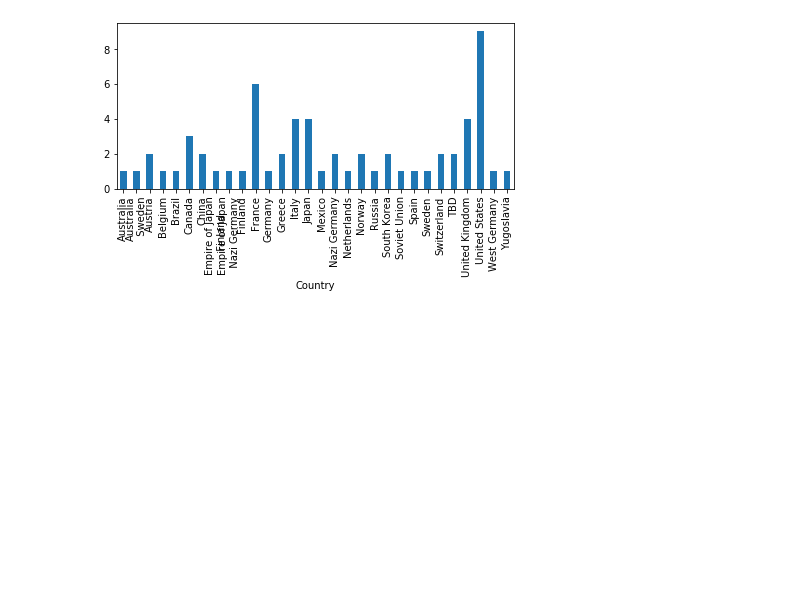
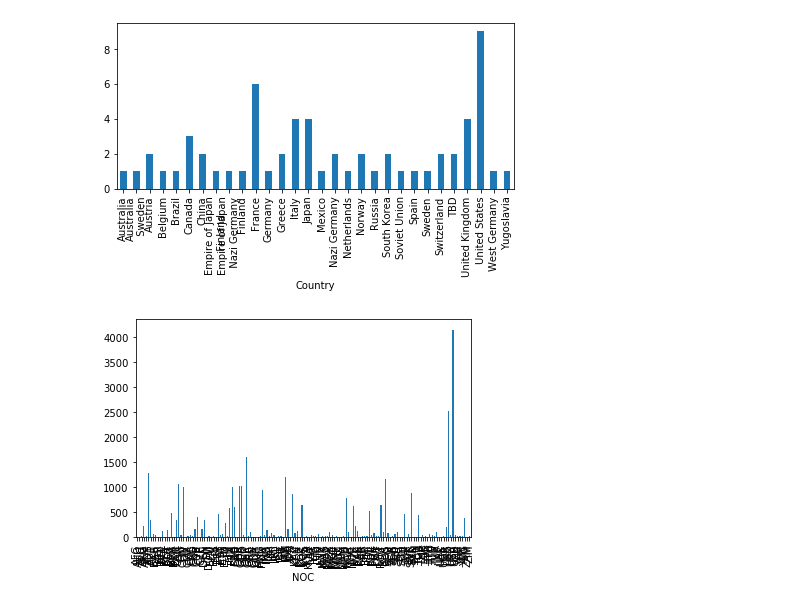
Before and after one commit to tysorensen/project1-group1, a Jupyter notebook: olympic_data_tdh.ipynb, the cells around one changed output. Cells and saved outputs as stored; diff of their text form; code cells hidden in the pictures; blank space fills up the shorter version.

Commit message:
Investigating host country advantage.

```diff
--- a/olympic_data_tdh.ipynb
+++ b/olympic_data_tdh.ipynb
@@ -143,3 +145,13 @@ plt.tight_layout()
 plt.show()
 # %% [output]
 [figure]
+# %%
+# Find the number of medals won by each country post war.
+post_war_medals_df = post_war_df[(post_war_df["Medal"] == "Gold") |\
+                                 (post_war_df["Medal"] == "Silver") |\
+                                 (post_war_df["Medal"] == "Bronze")
+                                ]
+post_war_medals_df.groupby("NOC")["Medal"].count().plot(kind="bar")
+plt.show()
+# %% [output]
+[figure, added]
```
Also changed, not shown: parts of 5 cells of this notebook.
